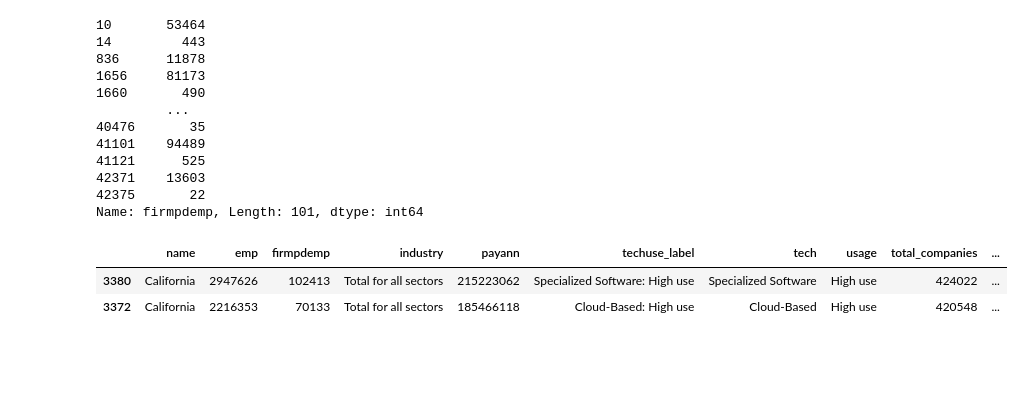
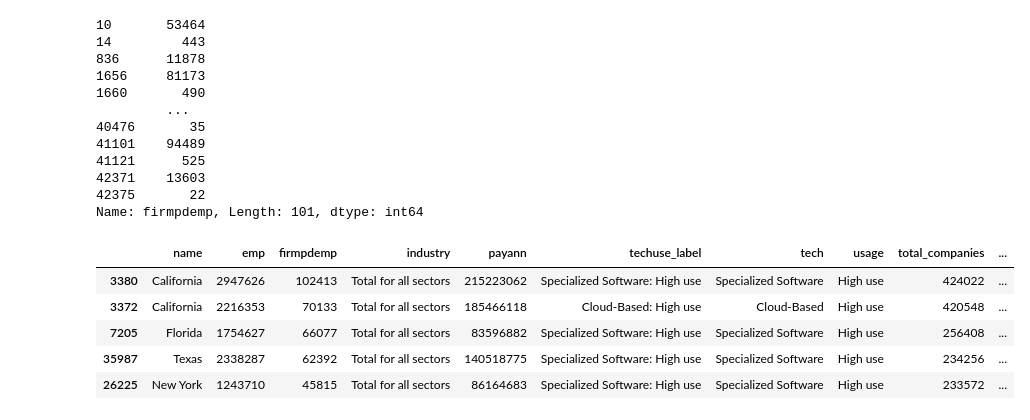
Before and after one commit to jedc4xer/abs_group_assessment, a Jupyter notebook: jeds_visualizations.ipynb, the cells around one changed output. Cells and saved outputs as stored; diff of their text form; code cells hidden in the pictures; blank space fills up the shorter version.

```diff
--- a/jeds_visualizations.ipynb
+++ b/jeds_visualizations.ipynb
@@ -257,15 +266,17 @@ Name: firmpdemp, Length: 101, dtype: int64
 # %%
 tech_subset = bus_tech_df[(bus_tech_df['industry_code'] == '00') & (bus_tech_df['gender'] == 'Total') & (bus_tech_df['emp'] != 0)].drop_duplicates()
 tech_subset = tech_subset[['name','emp','firmpdemp','industry','payann','techuse_label']]
 tech_subset = tech_subset[(tech_subset['techuse_label'].str.contains('Did not use|High use'))]
 tech_subset[['tech','usage']] = tech_subset.apply(lambda row: row['techuse_label'].split(":"), axis = 1, result_type = 'expand')
 
 tech_subset['total_companies'] = tech_subset.groupby(by = ['name','tech'])['firmpdemp'].transform('sum')
-tech_subset['use_rate'] = tech_subset['firmpdemp'] / tech_subset['total_companies']
 tech_subset['average_pay'] = 1000 * (tech_subset['payann'] / tech_subset['emp'])
 tech_subset.sort_values(by = ['usage', 'firmpdemp'], ascending = False, inplace = True)
-tech_subset.head(2)
+tech_subset.head(5)
 # %% [output]
 |  | name | emp | firmpdemp | industry | payann | techuse_label | tech | usage | total_companies | ... |
 | 3380 | California | 2947626 | 102413 | Total for all sectors | 215223062 | Specialized Software: High use | Specialized Software | High use | 424022 | ... |
 | 3372 | California | 2216353 | 70133 | Total for all sectors | 185466118 | Cloud-Based: High use | Cloud-Based | High use | 420548 | ... |
+| 7205 | Florida | 1754627 | 66077 | Total for all sectors | 83596882 | Specialized Software: High use | Specialized Software | High use | 256408 | ... |
+| 35987 | Texas | 2338287 | 62392 | Total for all sectors | 140518775 | Specialized Software: High use | Specialized Software | High use | 234256 | ... |
+| 26225 | New York | 1243710 | 45815 | Total for all sectors | 86164683 | Specialized Software: High use | Specialized Software | High use | 233572 | ... |
```
Also changed, not shown: parts of 15 cells of this notebook, 2 other files.
